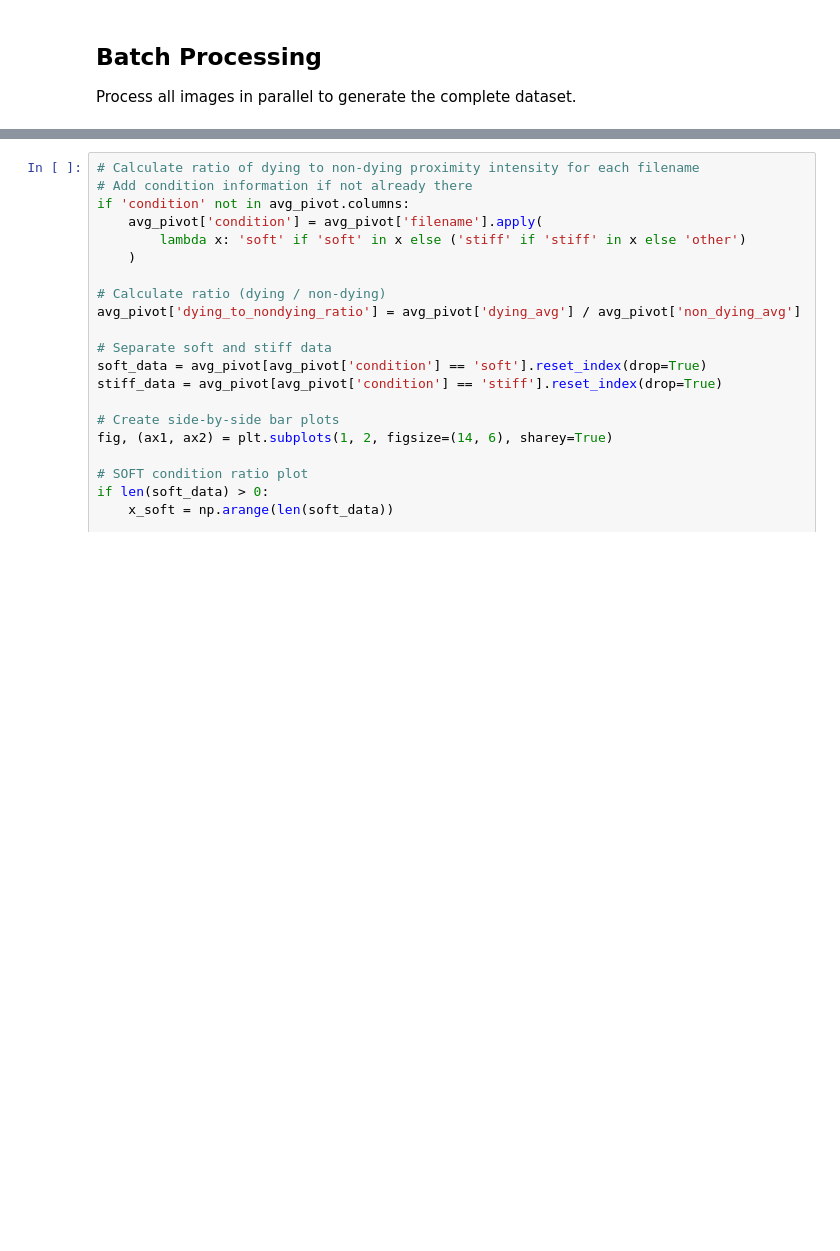
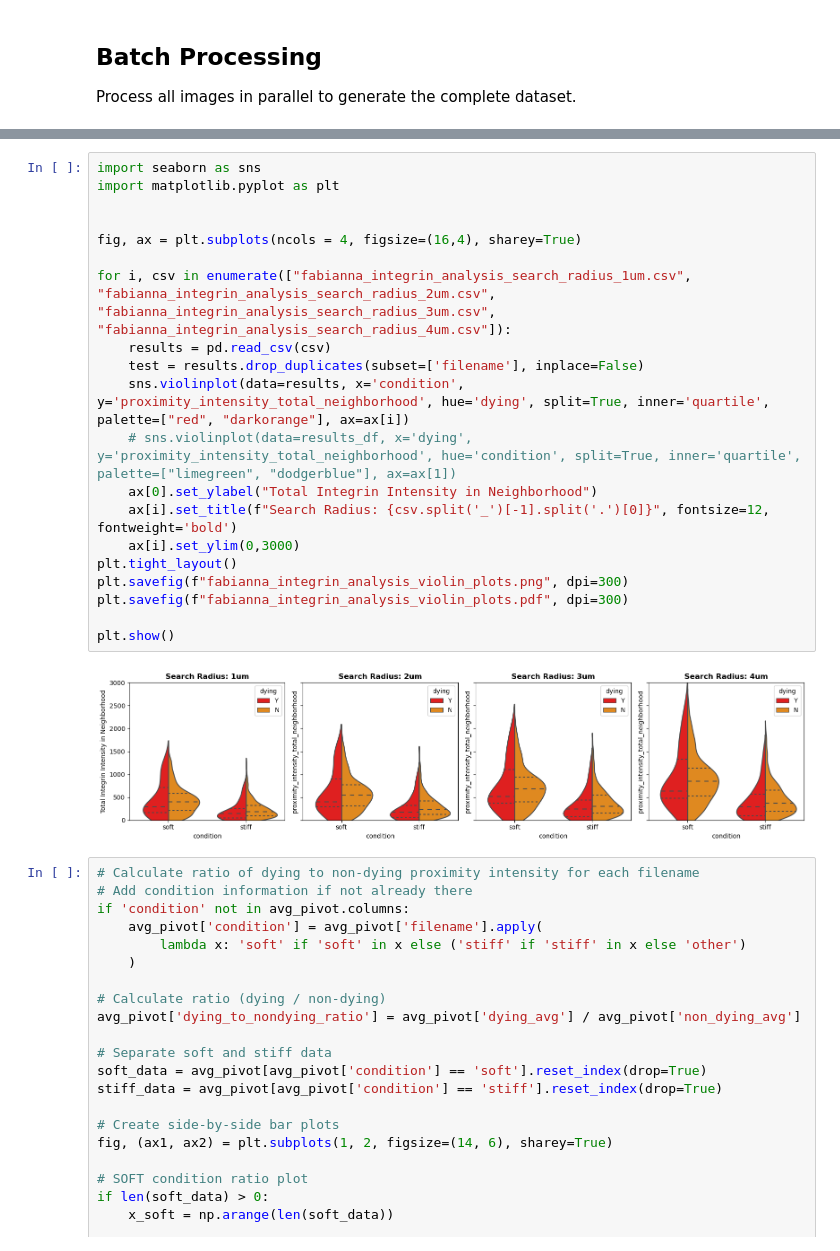
Before and after one commit to isobelth/image_quantification, a Jupyter notebook: Apoptosis_Analysis/c3_inntegrin_proximity_analysis.ipynb, the cells around one changed output, grey strips where cells are left out. Drawn from its saved outputs; the diff is of its cells as text; blank space fills up the shorter version.

```diff
--- a/Apoptosis_Analysis/c3_inntegrin_proximity_analysis.ipynb
+++ b/Apoptosis_Analysis/c3_inntegrin_proximity_analysis.ipynb
@@ -691,3 +679,25 @@ plt.show()
+# %%
+import seaborn as sns
+import matplotlib.pyplot as plt
+
+
+fig, ax = plt.subplots(ncols = 4, figsize=(16,4), sharey=True)
+
+for i, csv in enumerate(["fabianna_integrin_analysis_search_radius_1um.csv", "fabianna_integrin_analysis_search_radius_2um.csv", "fabianna_integrin_analysis_search_radius_3um.csv", "fabianna_integrin_analysis_search_radius_4um.csv"]):
+    results = pd.read_csv(csv)
+    test = results.drop_duplicates(subset=['filename'], inplace=False)
+    sns.violinplot(data=results, x='condition', y='proximity_intensity_total_neighborhood', hue='dying', split=True, inner='quartile', palette=["red", "darkorange"], ax=ax[i])
+    # sns.violinplot(data=results_df, x='dying', y='proximity_intensity_total_neighborhood', hue='condition', split=True, inner='quartile', palette=["limegreen", "dodgerblue"], ax=ax[1])
+    ax[0].set_ylabel("Total Integrin Intensity in Neighborhood")
+    ax[i].set_title(f"Search Radius: {csv.split('_')[-1].split('.')[0]}", fontsize=12, fontweight='bold')
+    ax[i].set_ylim(0,3000)
+plt.tight_layout()
+plt.savefig(f"fabianna_integrin_analysis_violin_plots.png", dpi=300)
+plt.savefig(f"fabianna_integrin_analysis_violin_plots.pdf", dpi=300)
+
+plt.show()
+# %% [output]
+[figure, added]
 # %%
 # Calculate ratio of dying to non-dying proximity intensity for each filename
 # Add condition information if not already there
```
Also changed, not shown: parts of 7 cells of this notebook.
